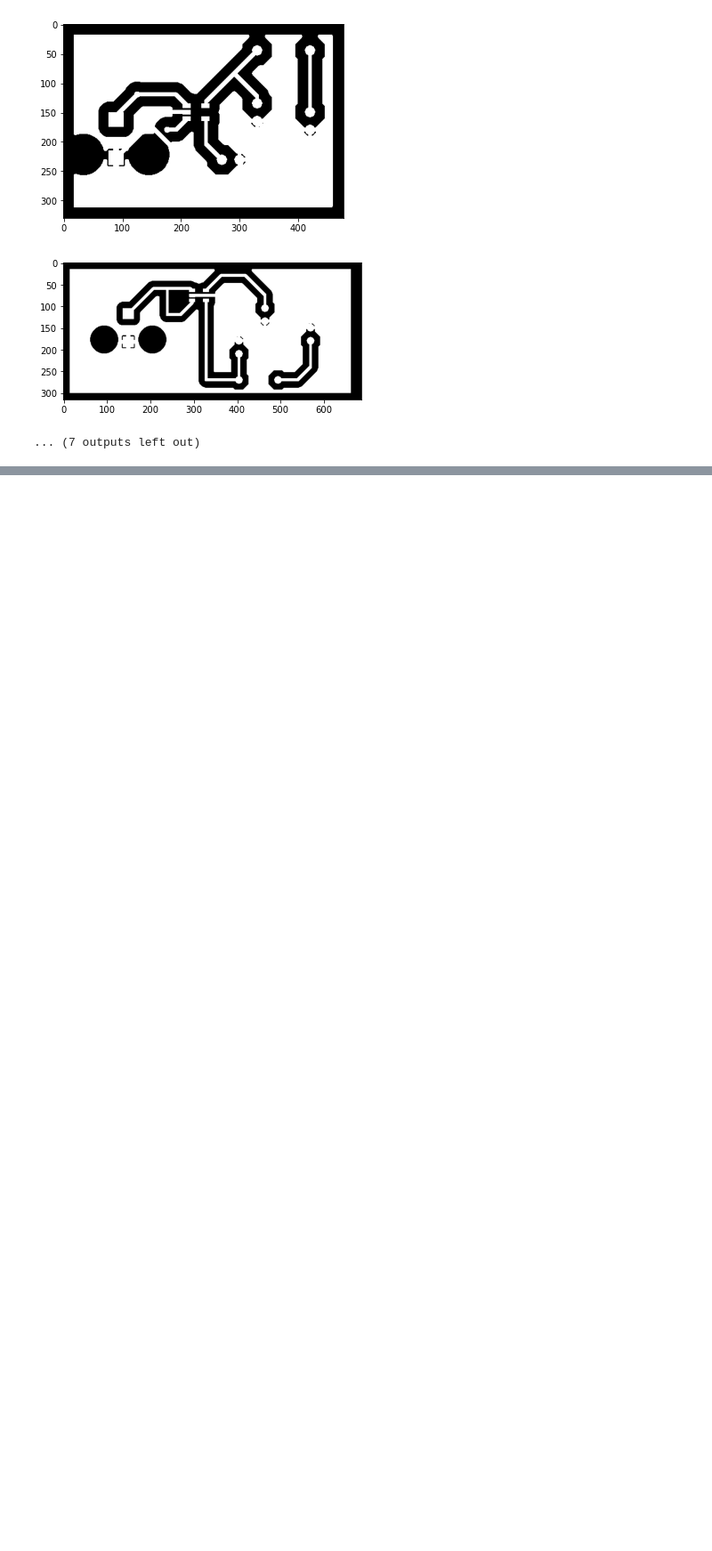
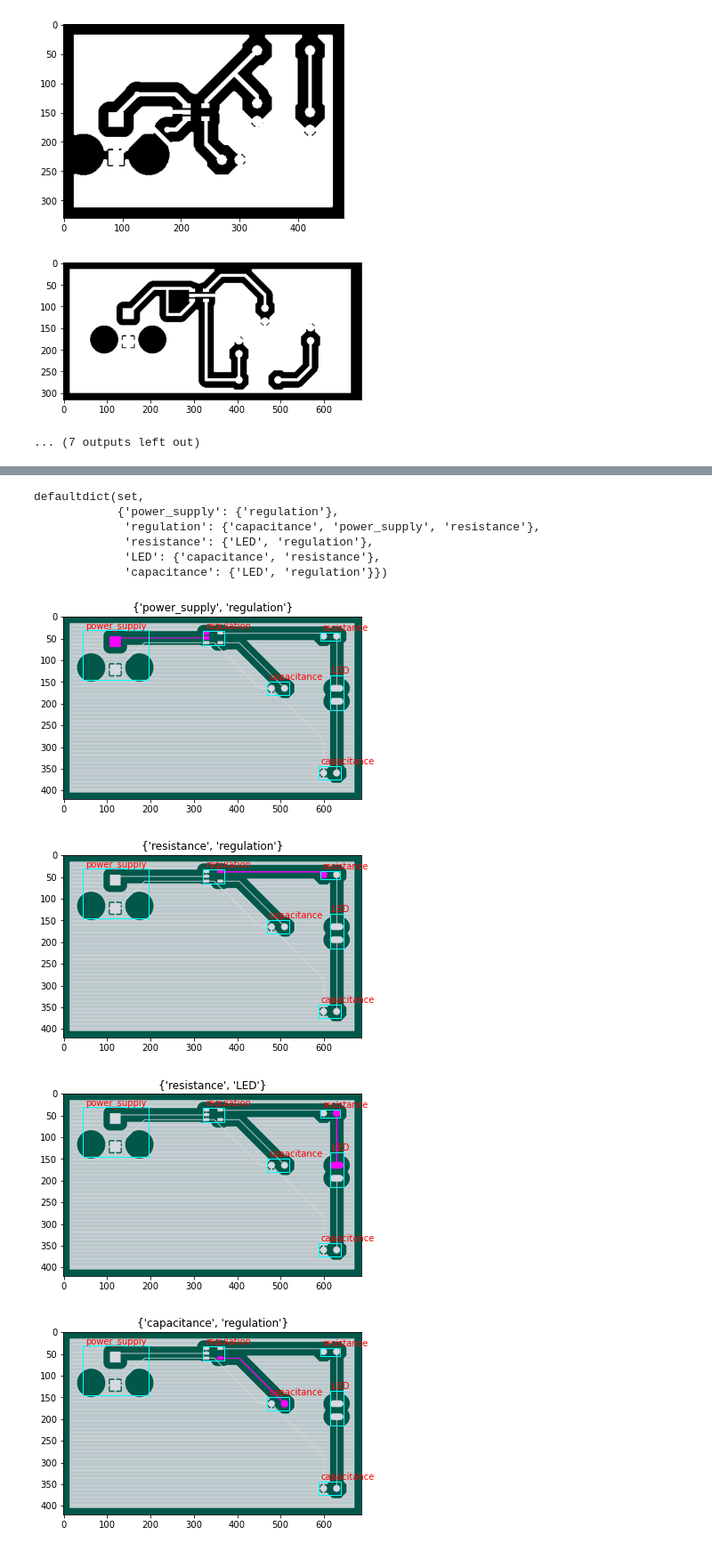
Before and after one commit to Chen-Yifan/pcb-auto-grader, a Jupyter notebook: experiment/trace_detection.ipynb, the cells around one changed output, grey strips where cells are left out. Shown at 89% size. Drawn from its saved outputs; the diff is of its cells as text; code cells hidden in the pictures; blank space fills up the shorter version.

```diff
--- a/experiment/trace_detection.ipynb
+++ b/experiment/trace_detection.ipynb
@@ -117,0 +244,13 @@ display_all_white_regions(get_binary_copper_img(all_top_copper_files[0]))
+# %%
+get_topology_from_path(*all_top_copper_label_pairs[-1], verbose=True)
+# %% [output]
+defaultdict(set,
+            {'power_supply': {'regulation'},
+             'regulation': {'capacitance', 'power_supply', 'resistance'},
+             'resistance': {'LED', 'regulation'},
+             'LED': {'capacitance', 'resistance'},
+             'capacitance': {'LED', 'regulation'}})
+[figure, added]
+[figure, added]
+[figure, added]
+[figure, added]
```
Also changed, not shown: parts of 20 cells of this notebook.
